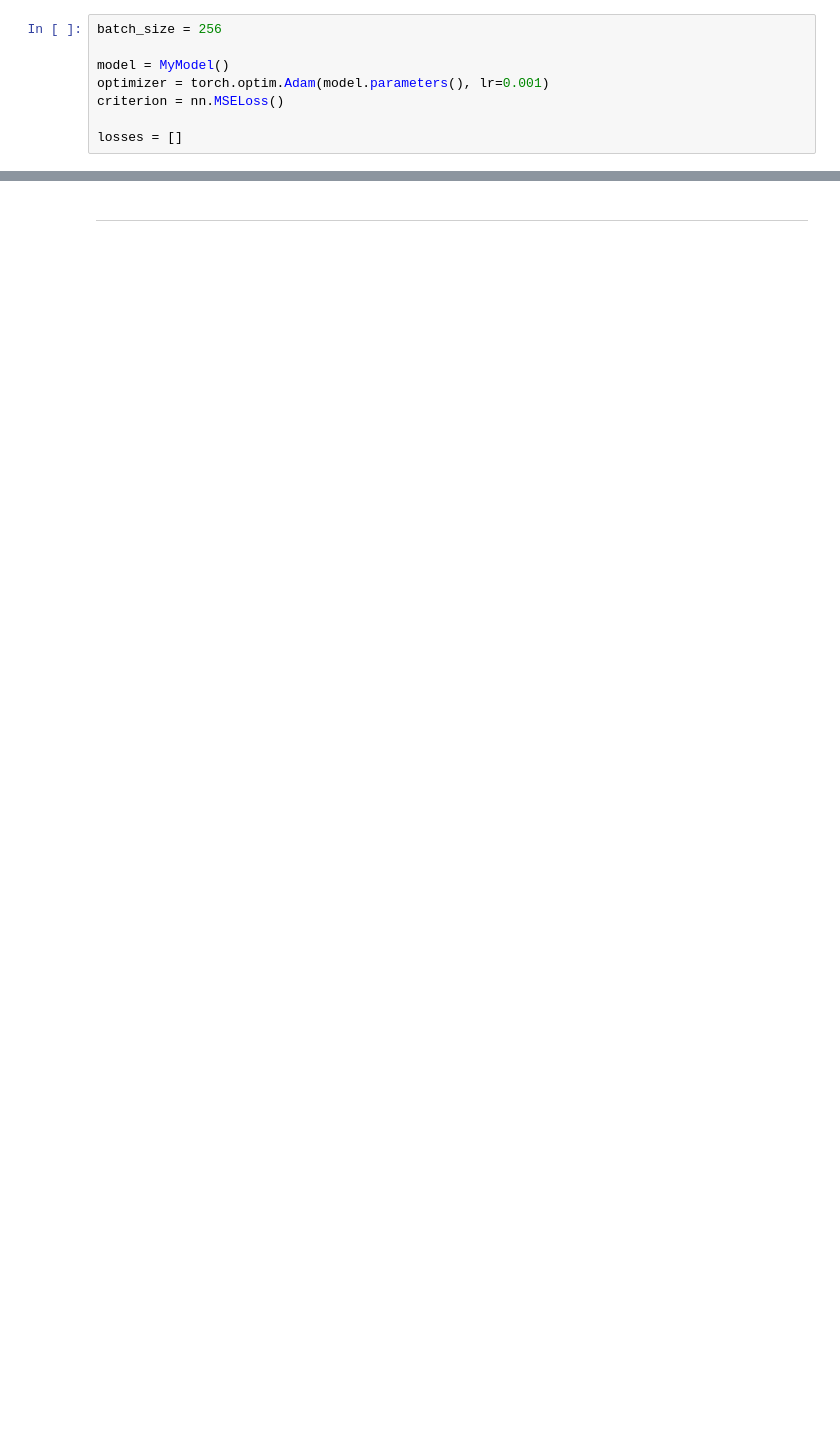
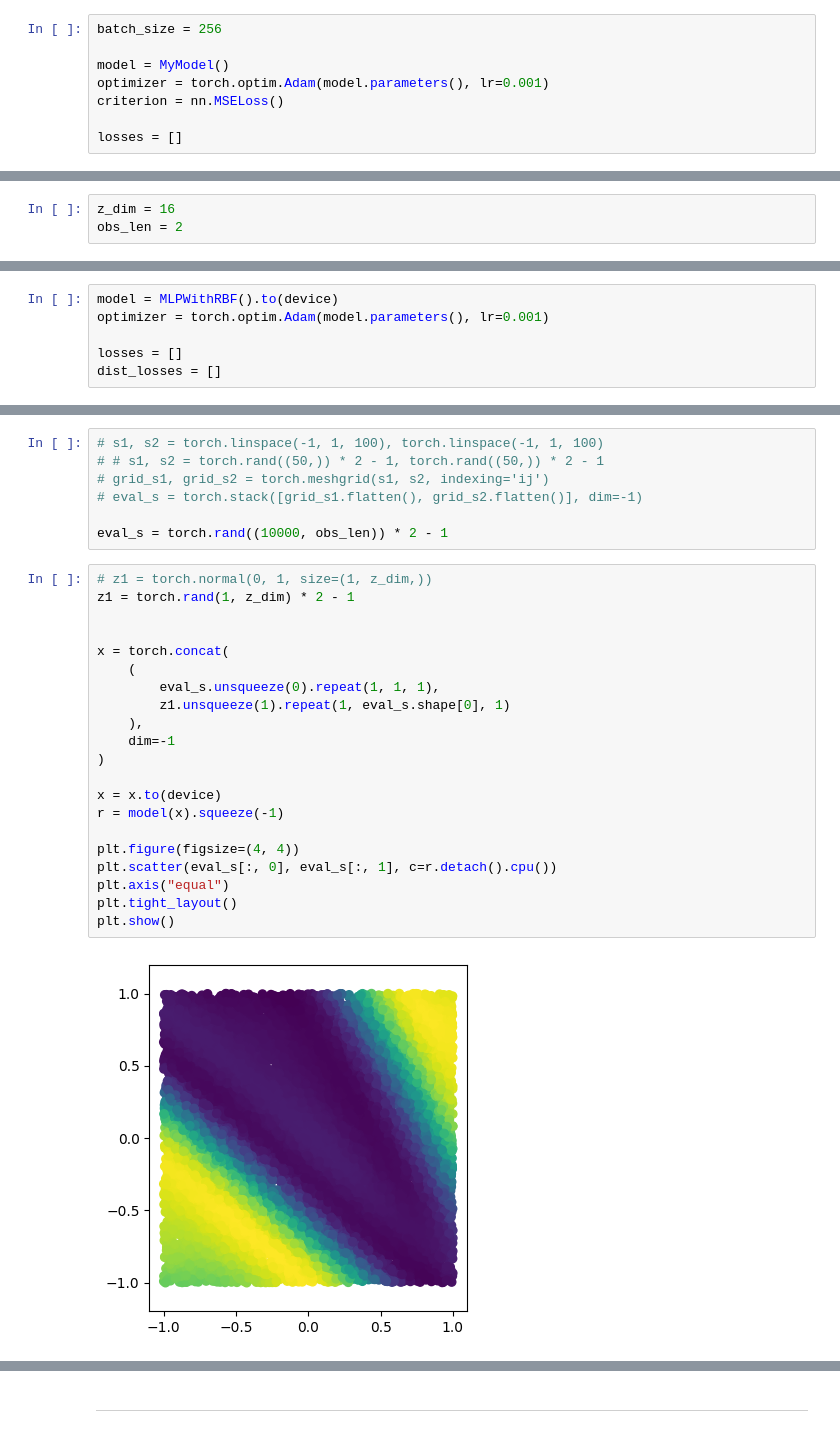
Before and after one commit to TheSun00000/fre_experiments, a Jupyter notebook: crazy.ipynb, the cells around one changed output, grey strips where cells are left out. Drawn from its saved outputs; the diff is of its cells as text; blank space fills up the shorter version.

```diff
--- a/crazy.ipynb
+++ b/crazy.ipynb
@@ -98,0 +108,3 @@ plt.hist(y.detach())
+# %%
+z_dim = 16
+obs_len = 2
@@ -98,0 +188,6 @@ plt.hist(y.detach())
+# %%
+model = MLPWithRBF().to(device)
+optimizer = torch.optim.Adam(model.parameters(), lr=0.001)
+
+losses = []
+dist_losses = []
@@ -98,0 +293,30 @@ plt.hist(y.detach())
+# %%
+# s1, s2 = torch.linspace(-1, 1, 100), torch.linspace(-1, 1, 100)
+# # s1, s2 = torch.rand((50,)) * 2 - 1, torch.rand((50,)) * 2 - 1
+# grid_s1, grid_s2 = torch.meshgrid(s1, s2, indexing='ij')
+# eval_s = torch.stack([grid_s1.flatten(), grid_s2.flatten()], dim=-1)
+
+eval_s = torch.rand((10000, obs_len)) * 2 - 1
+# %%
+# z1 = torch.normal(0, 1, size=(1, z_dim,))
+z1 = torch.rand(1, z_dim) * 2 - 1
+
+
+x = torch.concat(
+    (
+        eval_s.unsqueeze(0).repeat(1, 1, 1),
+        z1.unsqueeze(1).repeat(1, eval_s.shape[0], 1)
+    ),
+    dim=-1
+)
+
+x = x.to(device)
+r = model(x).squeeze(-1)
+
+plt.figure(figsize=(4, 4))
+plt.scatter(eval_s[:, 0], eval_s[:, 1], c=r.detach().cpu())
+plt.axis("equal")
+plt.tight_layout()
+plt.show()
+# %% [output]
+[figure, added]
```
Also changed, not shown: parts of 27 cells of this notebook, 4 other files.
